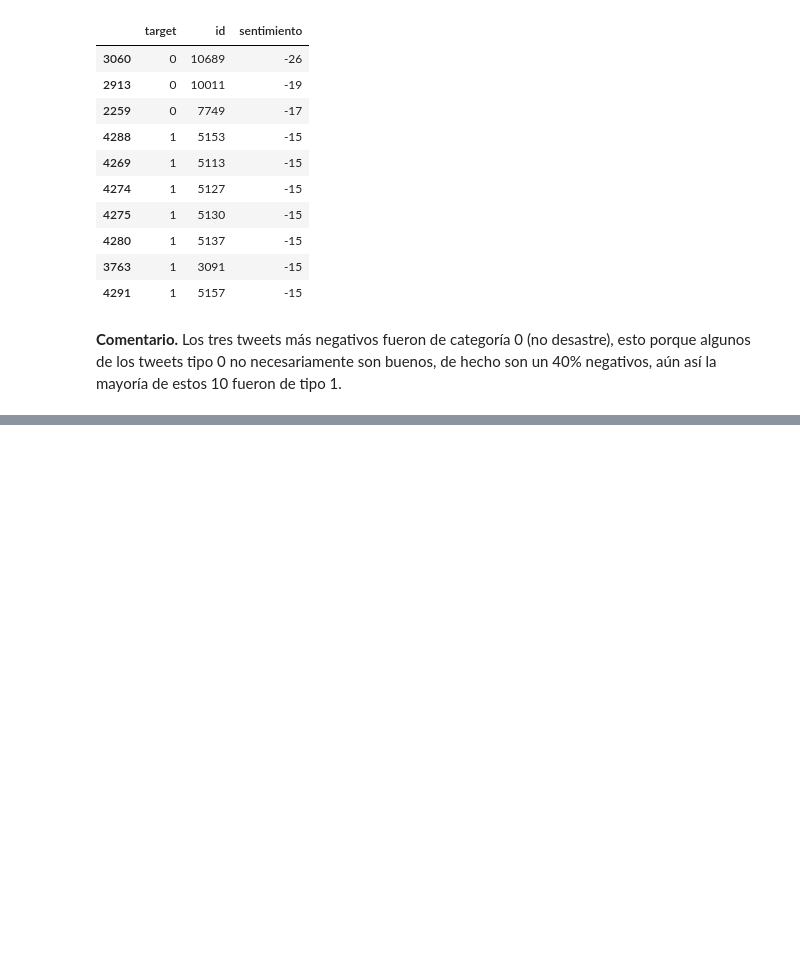
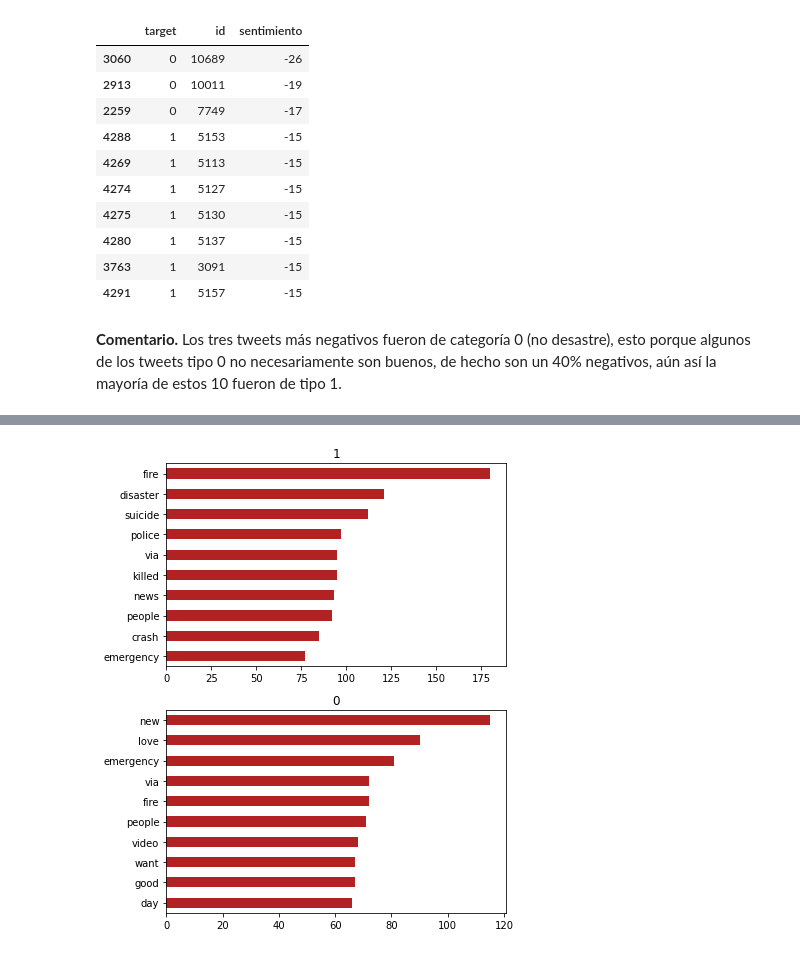
Before and after one commit to CarlosDanielMartinez/Laboratorio-5.-Analisis-de-sentimientos, a Jupyter notebook: Lab 5. Análisis de sentimientos.ipynb, the cells around one changed output, grey strips where cells are left out. Saved outputs shown, nothing was run; the diff lists cells and outputs as text; code cells hidden in the pictures; blank space fills up the shorter version.

```diff
--- a/Lab 5. Análisis de sentimientos.ipynb
+++ b/Lab 5. Análisis de sentimientos.ipynb
@@ -524,0 +526,5 @@ tweets_sentimientos.head(10)
+# %%
+# Realizamos la limpieza para cada uno de los tweets
+
+train2['texto_tokenizado'] = train2['text'].apply(lambda x: limpiar_tokenizar(x))
+train2.head()
@@ -524,0 +538,10 @@ tweets_sentimientos.head(10)
+# %%
+# Ahora por cada token se tendra una fila (con mismo id, keyword, location y target), con el objetivo de facilitar
+# la exploración de data
+
+# Unnest de la columna texto_tokenizado
+# ==============================================================================
+tweets_tidy = train2.explode(column='texto_tokenizado')
+tweets_tidy = tweets_tidy.drop(columns='text')
+tweets_tidy = tweets_tidy.rename(columns={'texto_tokenizado':'token'})
+tweets_tidy.head()
@@ -524,0 +576,17 @@ tweets_sentimientos.head(10)
+# %%
+# Encontramos las 10 palabras más utilizadas en los tipos de tweets
+# Encontramos el listado de stopwords en inglés
+stop_words = list(stopwords.words('english'))
+# Se añade la stoprword: amp, ax, ex
+stop_words.extend(("amp", "xa", "xe", "like", "get", "would", "know","got","one","us","see","still","going","california"))
+print(stop_words[:10])
+
+# Filtrado para excluir stopwords
+# ==============================================================================
+tweets_tidy = tweets_tidy[~(tweets_tidy["token"].isin(stop_words))]
+
+tweets_tidy.groupby(['target','token'])['token'] \
+ .count() \
+ .reset_index(name='count') \
+ .groupby('target') \
+ .apply(lambda x: x.sort_values('count', ascending=False).head(10))
@@ -524,0 +613,13 @@ tweets_sentimientos.head(10)
+# %%
+
+fig, axs = plt.subplots(nrows=2, ncols=1,figsize=(6, 7))
+for i, target in enumerate(tweets_tidy.target.unique()):
+    df_temp = tweets_tidy[tweets_tidy.target == target]
+    counts  = df_temp['token'].value_counts(ascending=False).head(10)
+    counts.plot(kind='barh', color='firebrick', ax=axs[i])
+    axs[i].invert_yaxis()
+    axs[i].set_title(target)
+
+fig.tight_layout()
+# %% [output]
+[figure, added]
```
Also changed, not shown: parts of 31 cells of this notebook.
